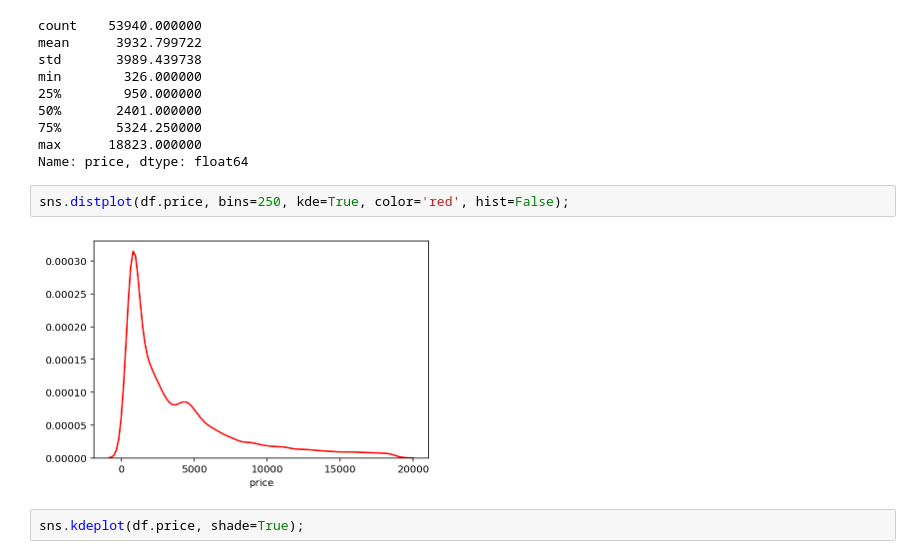
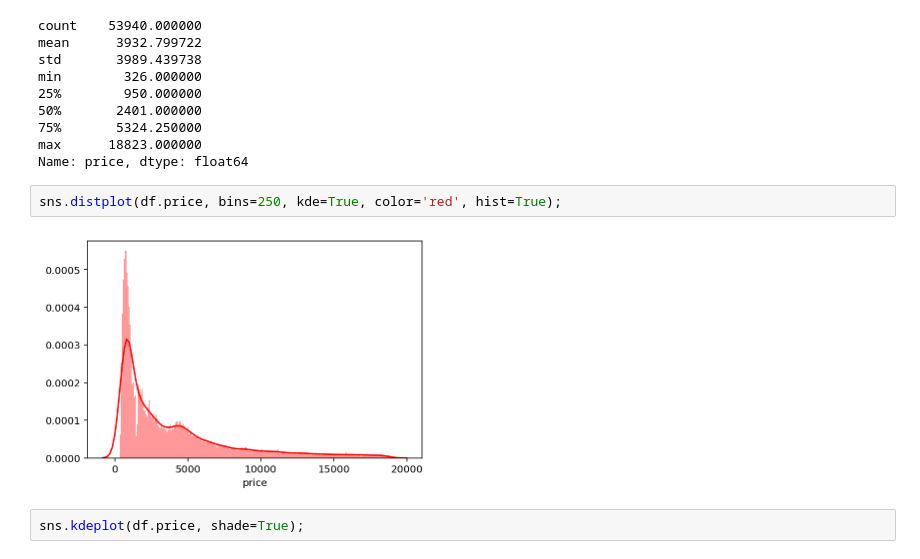
Before and after one commit to bevirgen/Data-Science---Artificial-Intelligence, a Jupyter notebook: 1. Python/2. Dr. M. Vahit Keskin/4. Eda and Visualize Basics/eda.ipynb, the cells around one changed output. Cells and saved outputs as stored; diff of their text form.

```diff
--- a/1. Python/2. Dr. M. Vahit Keskin/4. Eda and Visualize Basics/eda.ipynb
+++ b/1. Python/2. Dr. M. Vahit Keskin/4. Eda and Visualize Basics/eda.ipynb
@@ -347,9 +347,9 @@ min        326.000000
 max      18823.000000
 Name: price, dtype: float64
 # %%
-sns.distplot(df.price, bins=250, kde=True, color='red', hist=False);
+sns.distplot(df.price, bins=250, kde=True, color='red', hist=True);
 # %% [output]
-[figure, old version]
+[figure, new version]
 # %%
 sns.kdeplot(df.price, shade=True);
 # %% [output]
```
Also changed, not shown: parts of 3 cells of this notebook.
